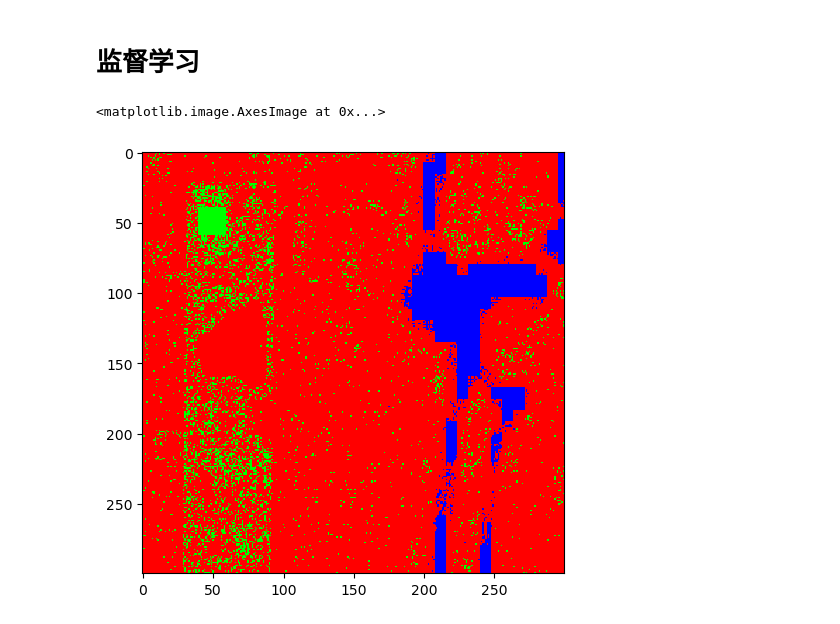
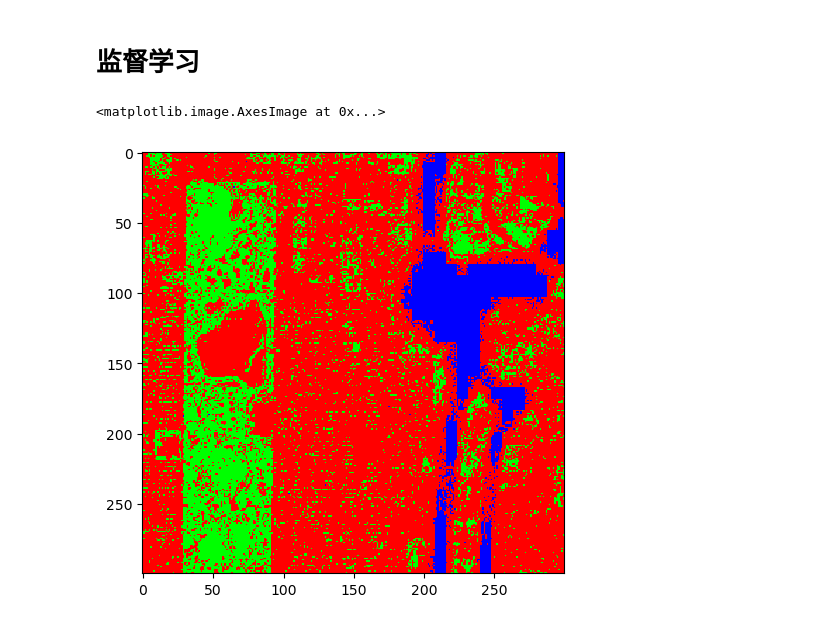
Before and after one commit to Shuobin-P/img_processing_system, a Jupyter notebook: grouping/supervised_classification/simple_tutorial.ipynb, the cells around one changed output. Saved outputs shown, nothing was run; the diff lists cells and outputs as text; code cells hidden in the pictures.

```diff
--- a/grouping/supervised_classification/simple_tutorial.ipynb
+++ b/grouping/supervised_classification/simple_tutorial.ipynb
@@ -86,32 +99,37 @@ supervised[100:120, 200:220] = classes['water']
 # %%
 y = supervised.ravel() # 拉伸为1维
 train = np.flatnonzero(supervised < n_classes) # 即找到标记为building，vegetation，water的下标
 ''' 你用来分析的
 print(supervised < n_classes)
 res = (supervised < n_classes).ravel()
 idx_list = []
 for i in range(0, len(res)):
     if(res[i]):
         idx_list.append(i)
 print(idx_list)
 print(train)
 '''
 test = np.flatnonzero(supervised == n_classes) # 即没有被标记为building，vegetation，water的下标
 
-from sklearn.svm import SVC
 
-clf = SVC(gamma='auto')
+#from sklearn.svm import SVC
+#clf = SVC(gamma='auto')
+#clf.fit(X[train], y[train])
+
+from sklearn.ensemble import RandomForestClassifier
+clf = RandomForestClassifier(n_estimators=100, class_weight="balanced")
 clf.fit(X[train], y[train])
+
 y[test] = clf.predict(X[test])
 supervised = y.reshape(rows, cols)
 
 palette = np.uint8([
     [255, 0, 0],
     [0, 255, 0],
     [0, 0, 255]
     ])
 
 io.imshow(palette[supervised])
 # %% [output]
 <matplotlib.image.AxesImage at 0x...>
-[figure, old version]
+[figure, new version]
```
Also changed, not shown: parts of 1 cell of this notebook, 2 other files.
